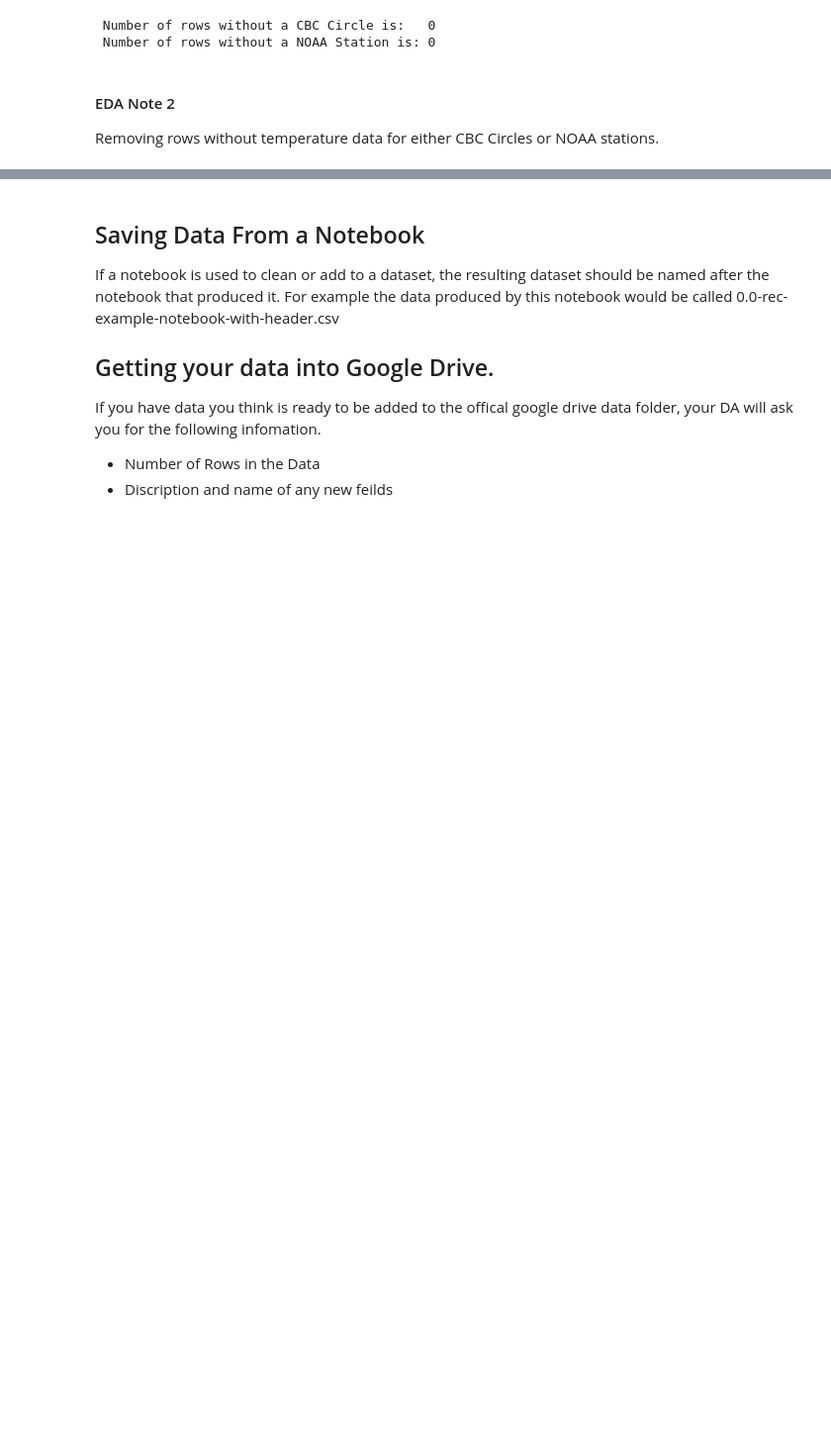
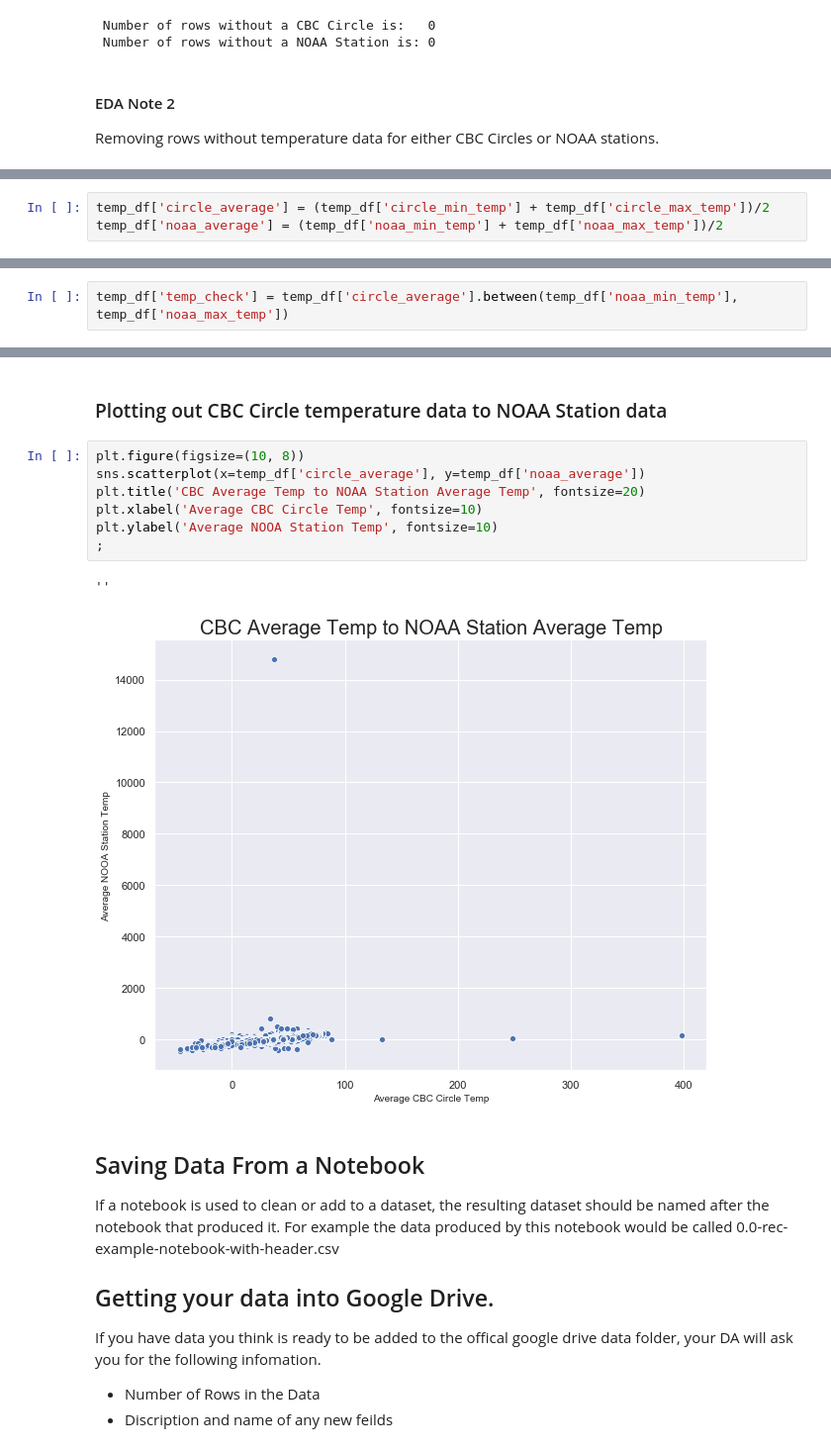
Before and after one commit to DataKind-DC/audubon-cbc, a Jupyter notebook: notebooks/issue-56-jellena.ipynb, the cells around one changed output, grey strips where cells are left out. Shown at 99% size. Cells and saved outputs as stored; diff of their text form; blank space fills up the shorter version.

```diff
--- a/notebooks/issue-56-jellena.ipynb
+++ b/notebooks/issue-56-jellena.ipynb
@@ -159,0 +166,3 @@ Total removed: 694601
+# %%
+temp_df['circle_average'] = (temp_df['circle_min_temp'] + temp_df['circle_max_temp'])/2
+temp_df['noaa_average'] = (temp_df['noaa_min_temp'] + temp_df['noaa_max_temp'])/2
@@ -159,0 +171,2 @@ Total removed: 694601
+# %%
+temp_df['temp_check'] = temp_df['circle_average'].between(temp_df['noaa_min_temp'], temp_df['noaa_max_temp'])
@@ -160,3 +193,15 @@ Total removed: 694601
+# %% [markdown]
+### Plotting out CBC Circle temperature data to NOAA Station data
+# %%
+plt.figure(figsize=(10, 8))
+sns.scatterplot(x=temp_df['circle_average'], y=temp_df['noaa_average'])
+plt.title('CBC Average Temp to NOAA Station Average Temp', fontsize=20)
+plt.xlabel('Average CBC Circle Temp', fontsize=10)
+plt.ylabel('Average NOOA Station Temp', fontsize=10)
+;
+# %% [output]
+''
+[figure, added]
 # %% [markdown]
 ## Saving Data From a Notebook
 If a notebook is used to clean or add to a dataset, the resulting dataset should be named after the notebook that produced it. For example the data produced by this notebook would be called 0.0-rec-example-notebook-with-header.csv
```
Also changed, not shown: parts of 8 cells of this notebook.
